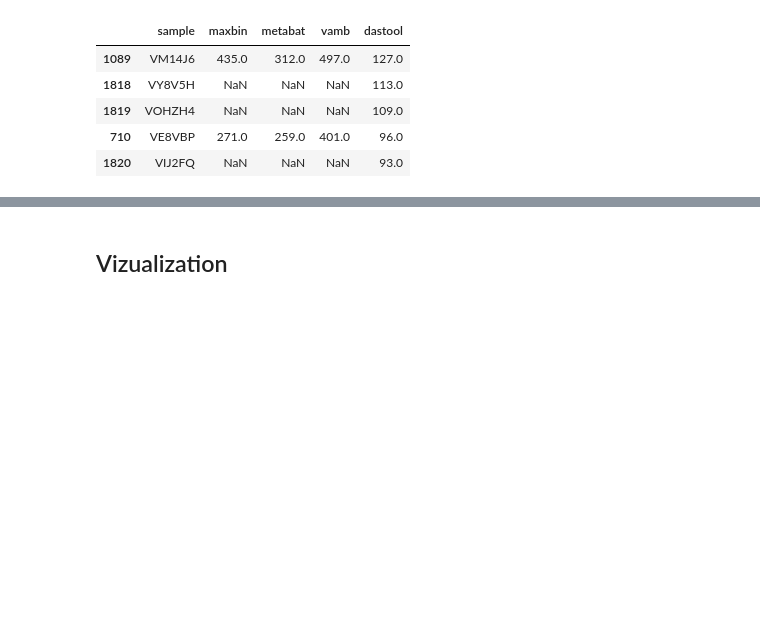
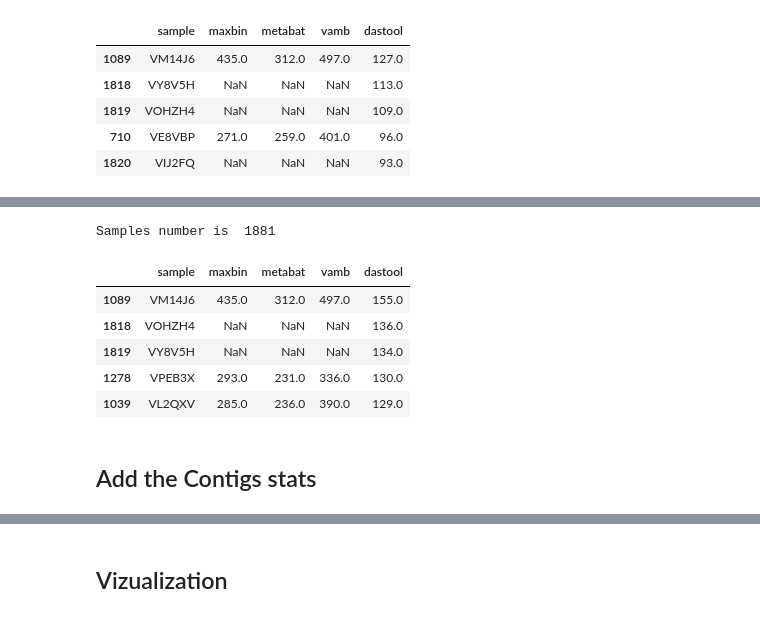
Before and after one commit to Chartiza/2023_SB_binning_stats, a Jupyter notebook: SB_binning_stats.ipynb, the cells around one changed output, grey strips where cells are left out. Saved outputs shown, nothing was run; the diff lists cells and outputs as text; code cells hidden in the pictures; blank space fills up the shorter version.

```diff
--- a/SB_binning_stats.ipynb
+++ b/SB_binning_stats.ipynb
@@ -68,3 +91,19 @@ Samples number is  1881
+# %%
+sb2 = pd.merge(sb1, mbS, on='sample', how='outer').sort_values(by='dastool', ascending=False)
+sb2.to_excel('results/AllBinner_bins_stats.xlsx', index=False)
+
+print('Samples number is ', sb2.shape[0])
+sb2.head()
+# %% [output]
+Samples number is  1881
+|  | sample | maxbin | metabat | vamb | dastool |
+| 1089 | VM14J6 | 435.0 | 312.0 | 497.0 | 155.0 |
+| 1818 | VOHZH4 | NaN | NaN | NaN | 136.0 |
+| 1819 | VY8V5H | NaN | NaN | NaN | 134.0 |
+| 1278 | VPEB3X | 293.0 | 231.0 | 336.0 | 130.0 |
+| 1039 | VL2QXV | 285.0 | 236.0 | 390.0 | 129.0 |
+# %% [markdown]
+## Add the Contigs stats
 # %%
 cnt = pd.read_csv('input/ContigsRNumbStats_BGI.csv')
 cnt.head()
```
Also changed, not shown: parts of 12 cells of this notebook, 1 other file.
